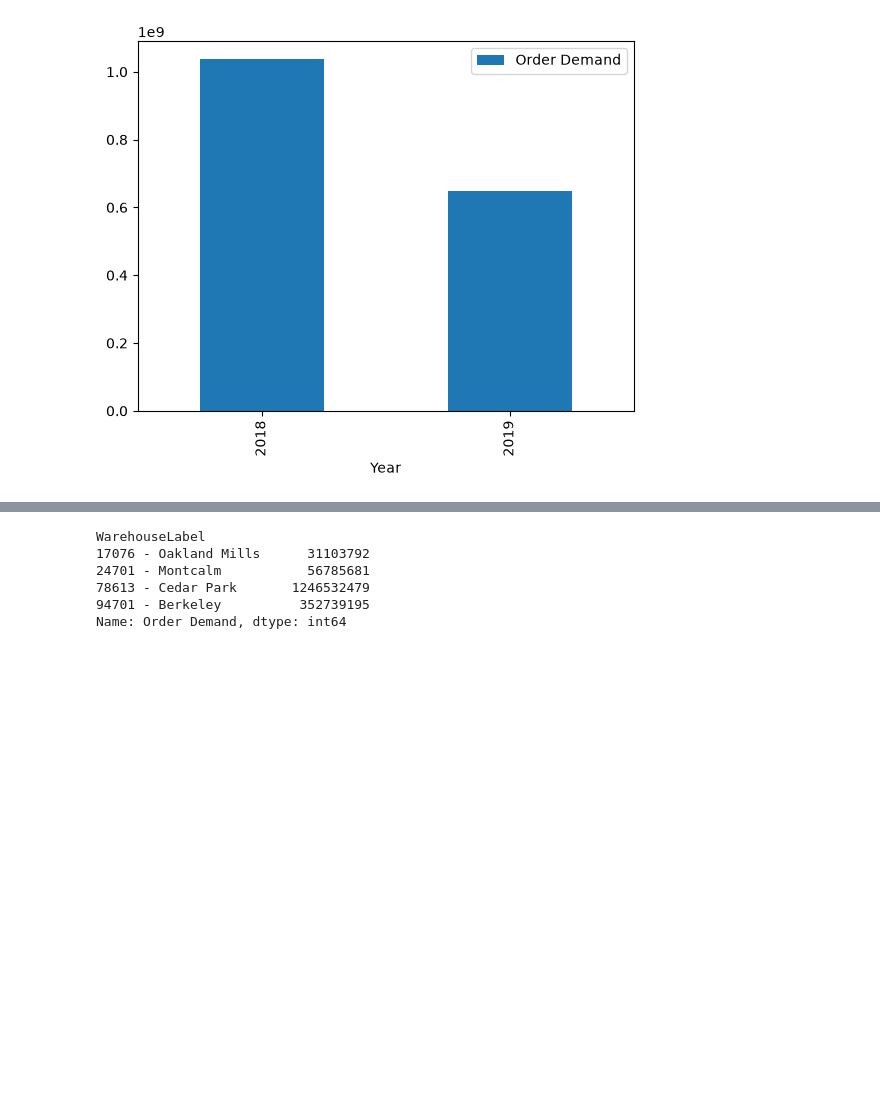
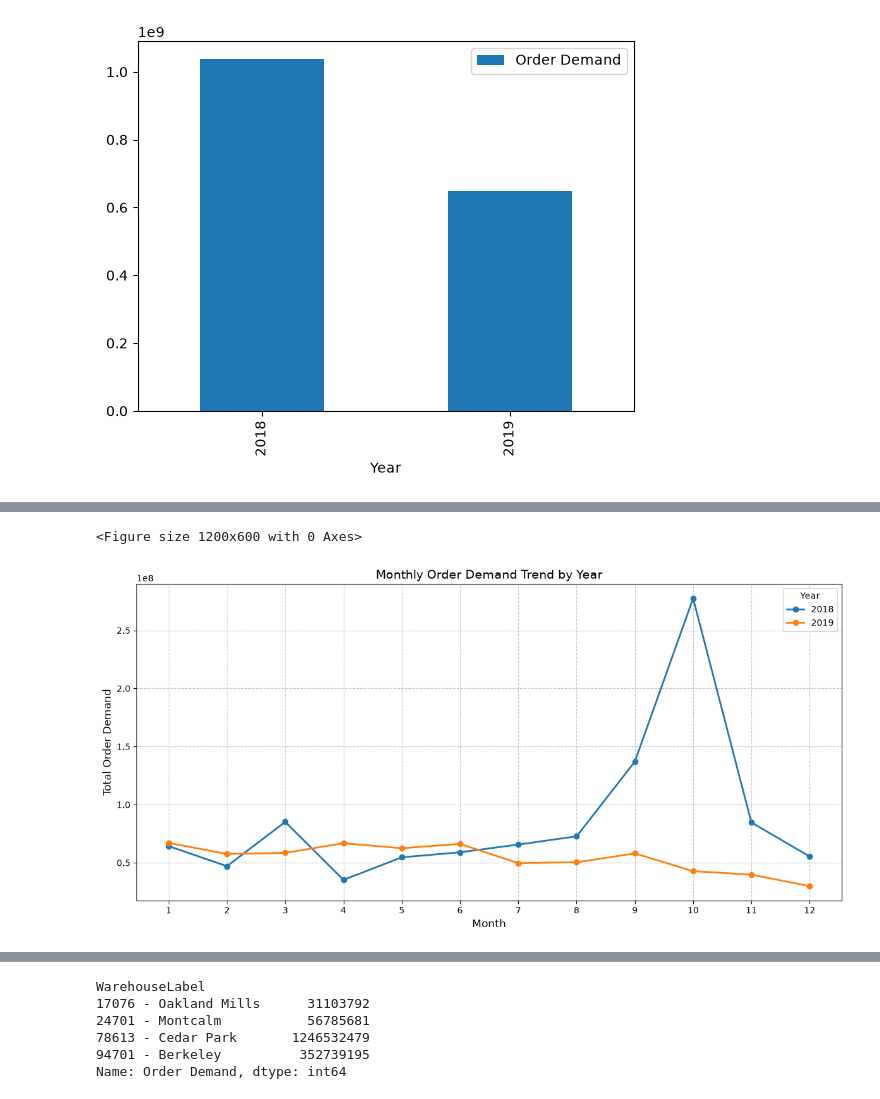
Before and after one commit to maipham-ctrl/Nova_Retail, a Jupyter notebook: main.ipynb, the cells around one changed output, grey strips where cells are left out. Drawn from its saved outputs; the diff is of its cells as text; code cells hidden in the pictures; blank space fills up the shorter version.

Commit message:
update monthly graph

```diff
--- a/main.ipynb
+++ b/main.ipynb
@@ -252,0 +151,4 @@ plt.show()
+# %%
+df['Month'] = df["Date"].dt.month
+# %%
+df['Day_Name'] = df['Date'].dt.day_name()
@@ -252,0 +185,8 @@ plt.show()
+# %%
+# Group by Year and Month, then sum the Order Demand
+monthly_trend = df.groupby(['Year', 'Month'])['Order Demand'].sum().reset_index()
+
+# Sort chronologically to ensure the trend is in the correct time order
+monthly_trend = monthly_trend.sort_values(by=['Year', 'Month'])
+
+print(monthly_trend)
@@ -252,0 +211,18 @@ plt.show()
+# %%
+pivot_trend = monthly_trend.pivot(index='Month', columns='Year', values='Order Demand')
+
+plt.figure(figsize=(12, 6))
+pivot_trend.plot(kind='line', marker='o', linewidth=2, figsize=(12, 6))
+
+plt.title('Monthly Order Demand Trend by Year', fontsize=14)
+plt.xlabel('Month', fontsize=12)
+plt.ylabel('Total Order Demand', fontsize=12)
+
+plt.xticks(range(1, 13))
+plt.grid(True, linestyle='--', alpha=0.7)
+
+plt.tight_layout()
+plt.show()
+# %% [output]
+<Figure size 1200x600 with 0 Axes>
+[figure, added]
```
Also changed, not shown: parts of 16 cells of this notebook, 1 other file.
